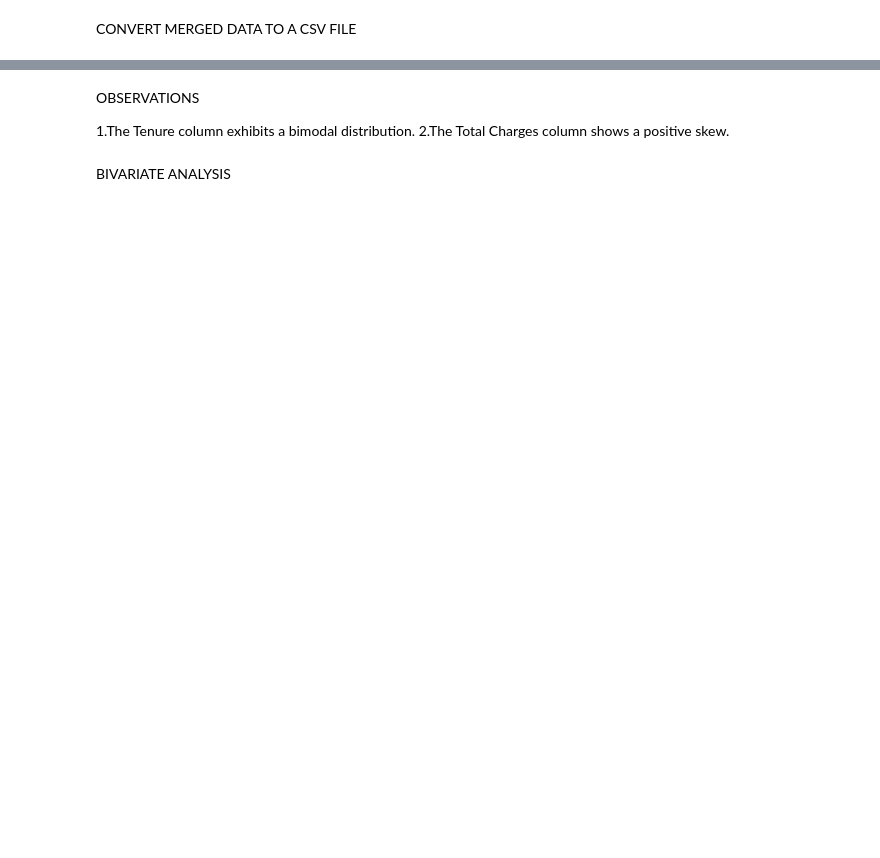
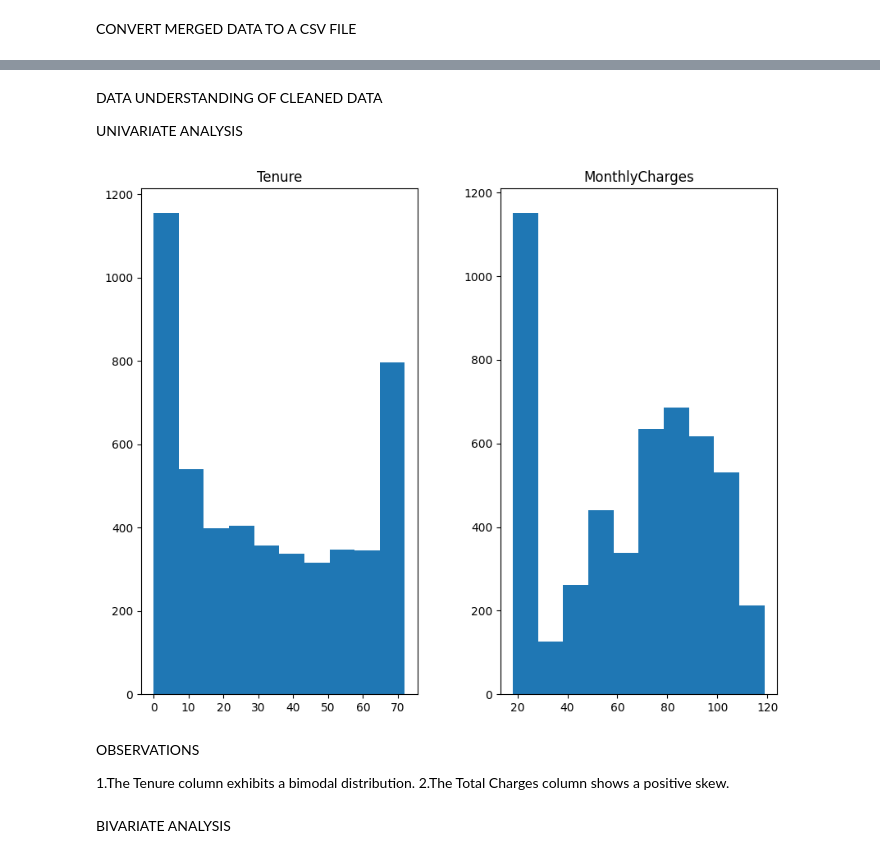
Before and after one commit to sanni-2024/CUSTOMER-CHURN-PREDICTION, a Jupyter notebook: Notebook/churn.ipynb, the cells around one changed output, grey strips where cells are left out. Drawn from its saved outputs; the diff is of its cells as text; code cells hidden in the pictures; blank space fills up the shorter version.

```diff
--- a/Notebook/churn.ipynb
+++ b/Notebook/churn.ipynb
@@ -434,3 +486,12 @@ FileNotFoundError: [Errno 2] No such file or directory: 'Cleaned_data'
+# %% [markdown]
+DATA UNDERSTANDING OF CLEANED DATA
+
+UNIVARIATE ANALYSIS
+# %%
+Cleaned_data.hist(figsize=(10, 8), grid=False)
+plt.show()
+# %% [output]
+[figure, added]
 # %% [markdown]
 OBSERVATIONS
 
```
Also changed, not shown: parts of 34 cells of this notebook, 1 other file.
